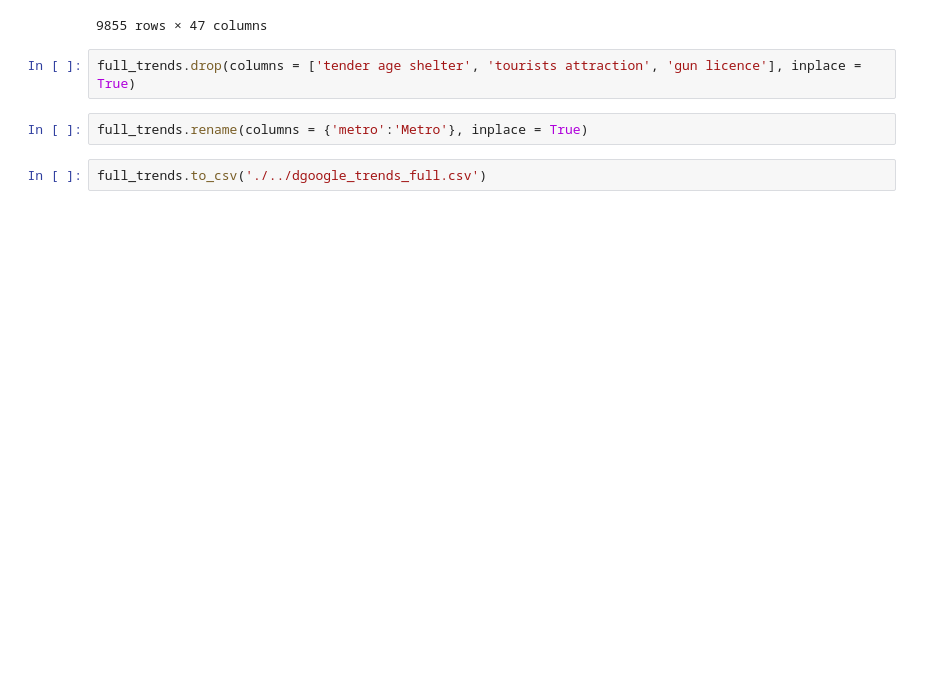
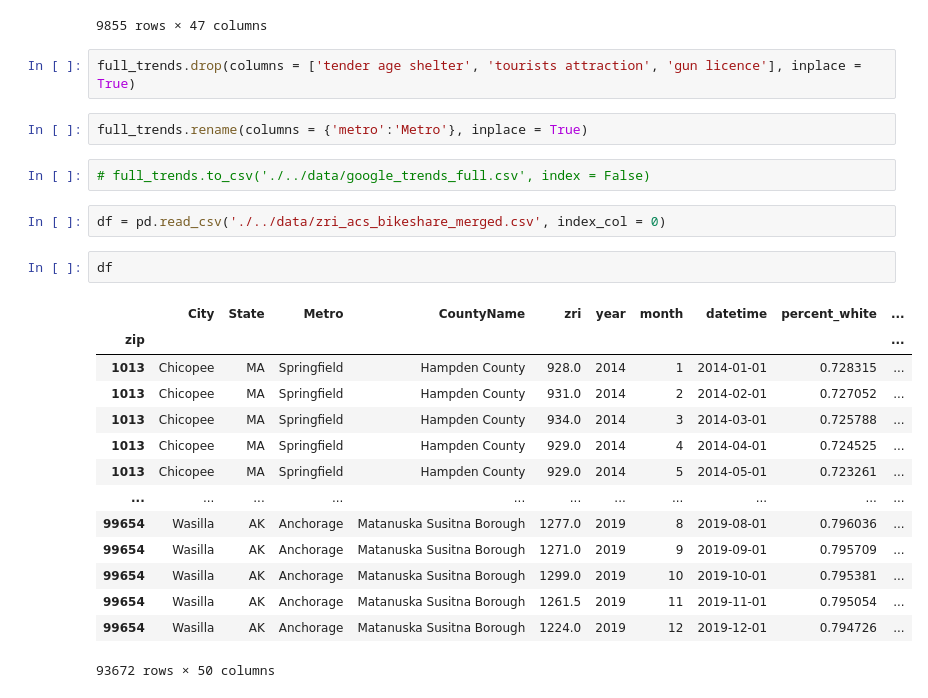
Before and after one commit to Kneck12/zillow-price-index-pred, a Jupyter notebook: Matt/merging_gtrends.ipynb, the cells around one changed output. Saved outputs shown, nothing was run; the diff lists cells and outputs as text; blank space fills up the shorter version.

```diff
--- a/Matt/merging_gtrends.ipynb
+++ b/Matt/merging_gtrends.ipynb
@@ -91,5 +91,24 @@ full_trends
 full_trends.drop(columns = ['tender age shelter', 'tourists attraction', 'gun licence'], inplace = True)
 # %%
 full_trends.rename(columns = {'metro':'Metro'}, inplace = True)
-# %%
-full_trends.to_csv('./../dgoogle_trends_full.csv')
+# %%
+# full_trends.to_csv('./../data/google_trends_full.csv', index = False)
+# %%
+df = pd.read_csv('./../data/zri_acs_bikeshare_merged.csv', index_col = 0)
+# %%
+df
+# %% [output]
+|  | City | State | Metro | CountyName | zri | year | month | datetime | percent_white | ... |
+| zip |  |  |  |  |  |  |  |  |  | ... |
+| 1013 | Chicopee | MA | Springfield | Hampden County | 928.0 | 2014 | 1 | 2014-01-01 | 0.728315 | ... |
+| 1013 | Chicopee | MA | Springfield | Hampden County | 931.0 | 2014 | 2 | 2014-02-01 | 0.727052 | ... |
+| 1013 | Chicopee | MA | Springfield | Hampden County | 934.0 | 2014 | 3 | 2014-03-01 | 0.725788 | ... |
+| 1013 | Chicopee | MA | Springfield | Hampden County | 929.0 | 2014 | 4 | 2014-04-01 | 0.724525 | ... |
+| 1013 | Chicopee | MA | Springfield | Hampden County | 929.0 | 2014 | 5 | 2014-05-01 | 0.723261 | ... |
+| ... | ... | ... | ... | ... | ... | ... | ... | ... | ... | ... |
+| 99654 | Wasilla | AK | Anchorage | Matanuska Susitna Borough | 1277.0 | 2019 | 8 | 2019-08-01 | 0.796036 | ... |
+| 99654 | Wasilla | AK | Anchorage | Matanuska Susitna Borough | 1271.0 | 2019 | 9 | 2019-09-01 | 0.795709 | ... |
+| 99654 | Wasilla | AK | Anchorage | Matanuska Susitna Borough | 1299.0 | 2019 | 10 | 2019-10-01 | 0.795381 | ... |
+| 99654 | Wasilla | AK | Anchorage | Matanuska Susitna Borough | 1261.5 | 2019 | 11 | 2019-11-01 | 0.795054 | ... |
+| 99654 | Wasilla | AK | Anchorage | Matanuska Susitna Borough | 1224.0 | 2019 | 12 | 2019-12-01 | 0.794726 | ... |
+93672 rows × 50 columns
```
Also changed, not shown: parts of 1 cell of this notebook.
